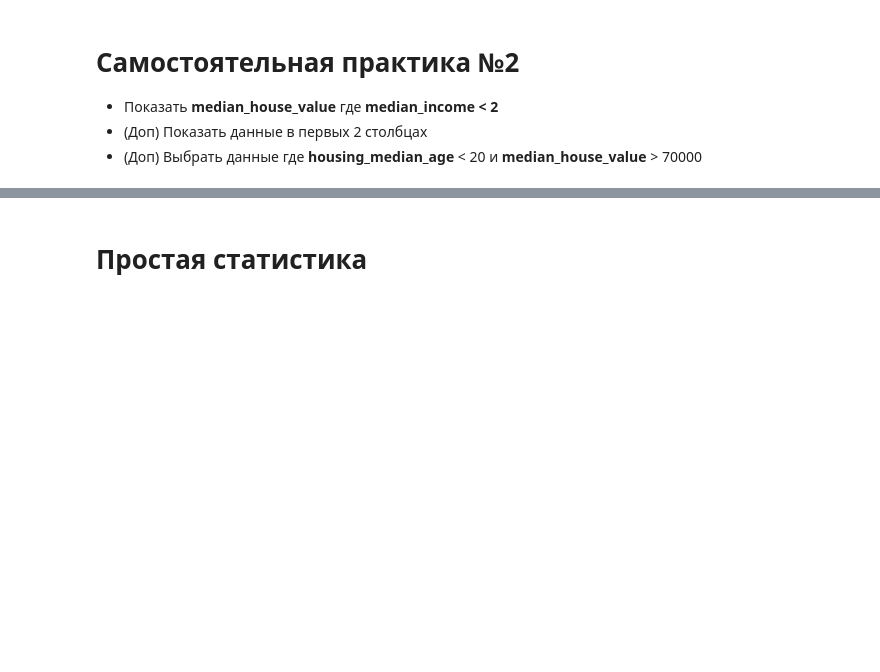
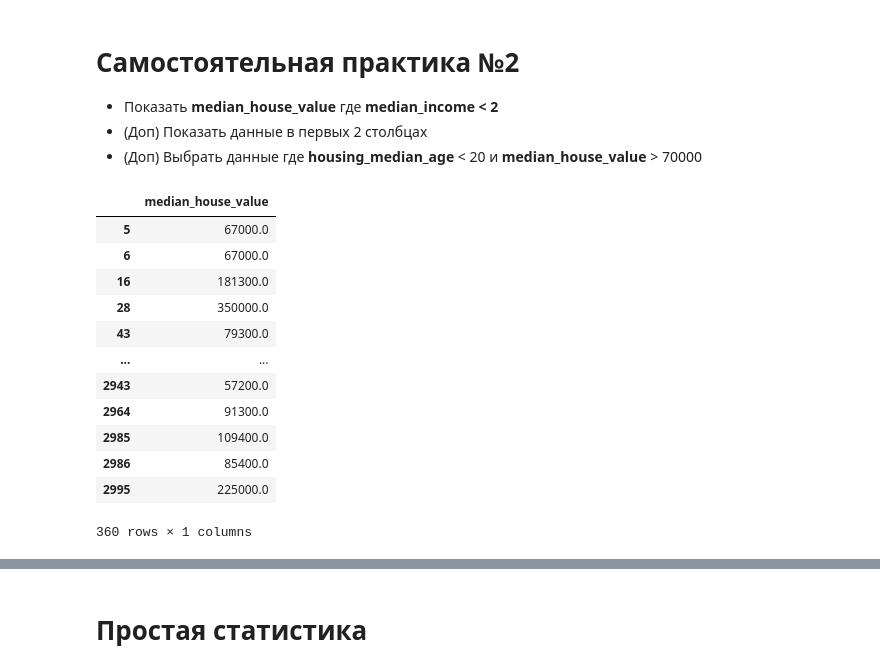
Before and after one commit to AleksanndrKhorshev/CCC, a Jupyter notebook: 11sem.ipynb, the cells around one changed output, grey strips where cells are left out. Cells and saved outputs as stored; diff of their text form; code cells hidden in the pictures; blank space fills up the shorter version.

```diff
--- a/11sem.ipynb
+++ b/11sem.ipynb
@@ -254,3 +293,19 @@ df.loc[df['population'] < 100, ['total_bedrooms', 'total_rooms']]
 *   Показать **median_house_value** где **median_income < 2**
 *   (Доп) Показать данные в первых 2 столбцах
 *   (Доп) Выбрать данные где **housing_median_age** < 20 и **median_house_value** > 70000
+# %%
+df1.loc[df1['median_income']<2, ['median_house_value']]
+# %% [output]
+|  | median_house_value |
+| 5 | 67000.0 |
+| 6 | 67000.0 |
+| 16 | 181300.0 |
+| 28 | 350000.0 |
+| 43 | 79300.0 |
+| ... | ... |
+| 2943 | 57200.0 |
+| 2964 | 91300.0 |
+| 2985 | 109400.0 |
+| 2986 | 85400.0 |
+| 2995 | 225000.0 |
+360 rows × 1 columns
```
Also changed, not shown: parts of 11 cells of this notebook.
